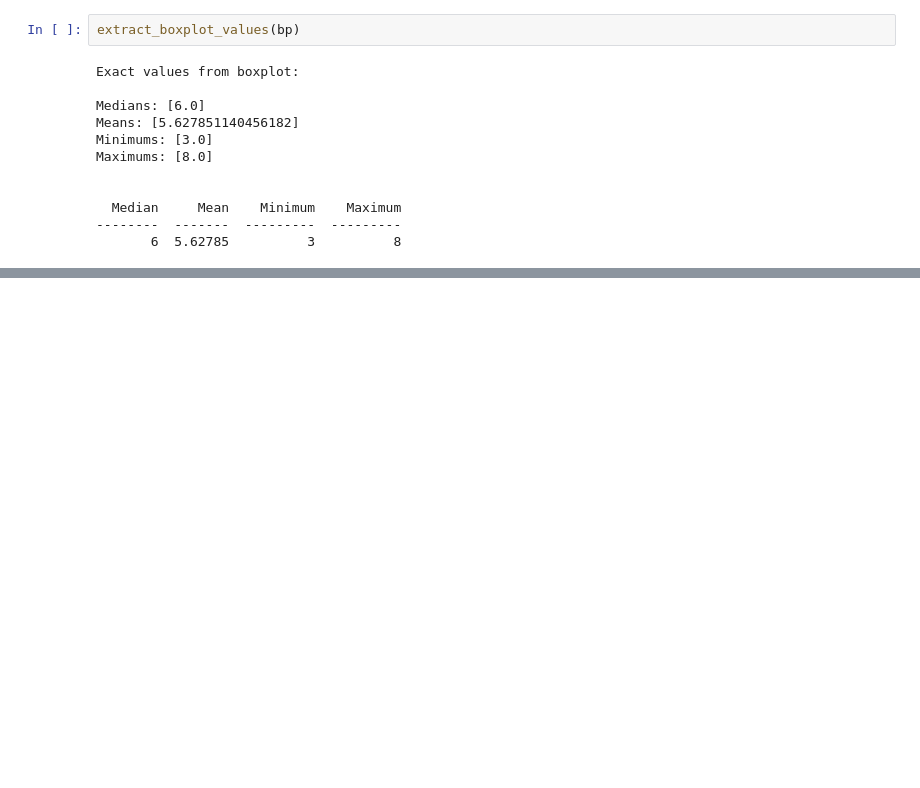
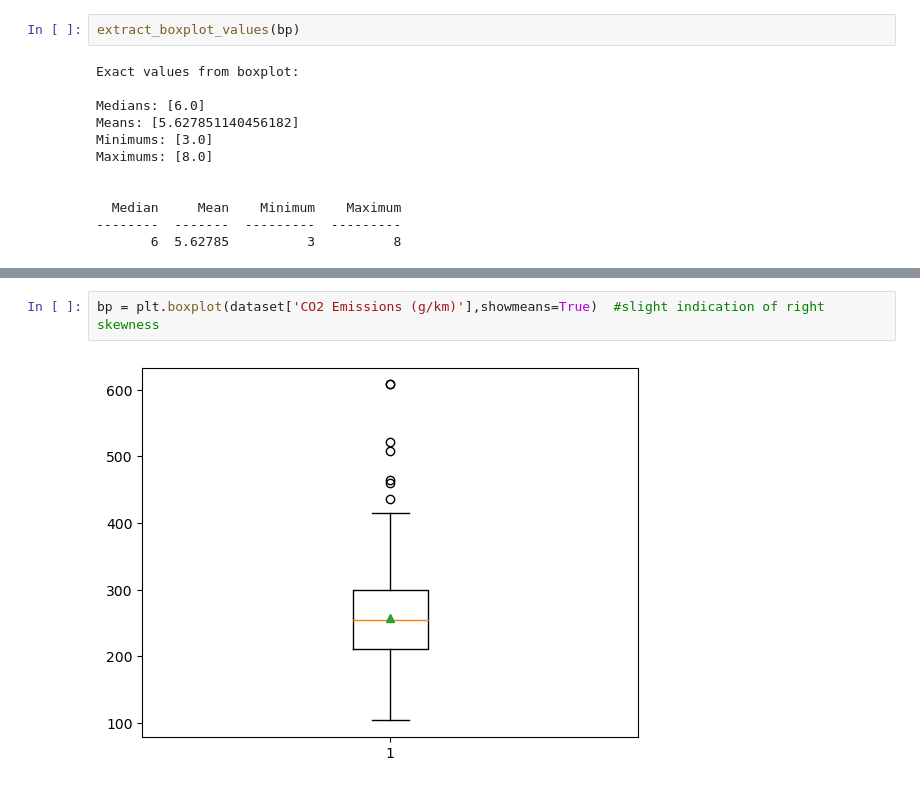
Before and after one commit to ErionaOsaj/fuel-consumption-ratings-2023, a Jupyter notebook: DataPreprocessing.ipynb, the cells around one changed output, grey strips where cells are left out. Drawn from its saved outputs; the diff is of its cells as text; blank space fills up the shorter version.

```diff
--- a/DataPreprocessing.ipynb
+++ b/DataPreprocessing.ipynb
@@ -782,0 +815,4 @@ bp = plt.boxplot(dataset['Hwy (L/100 km)'],showmeans=True)  #relatively symetric
+# %%
+bp = plt.boxplot(dataset['CO2 Emissions (g/km)'],showmeans=True)  #slight indication of right skewness
+# %% [output]
+[figure, added]
```
Also changed, not shown: parts of 14 cells of this notebook.
